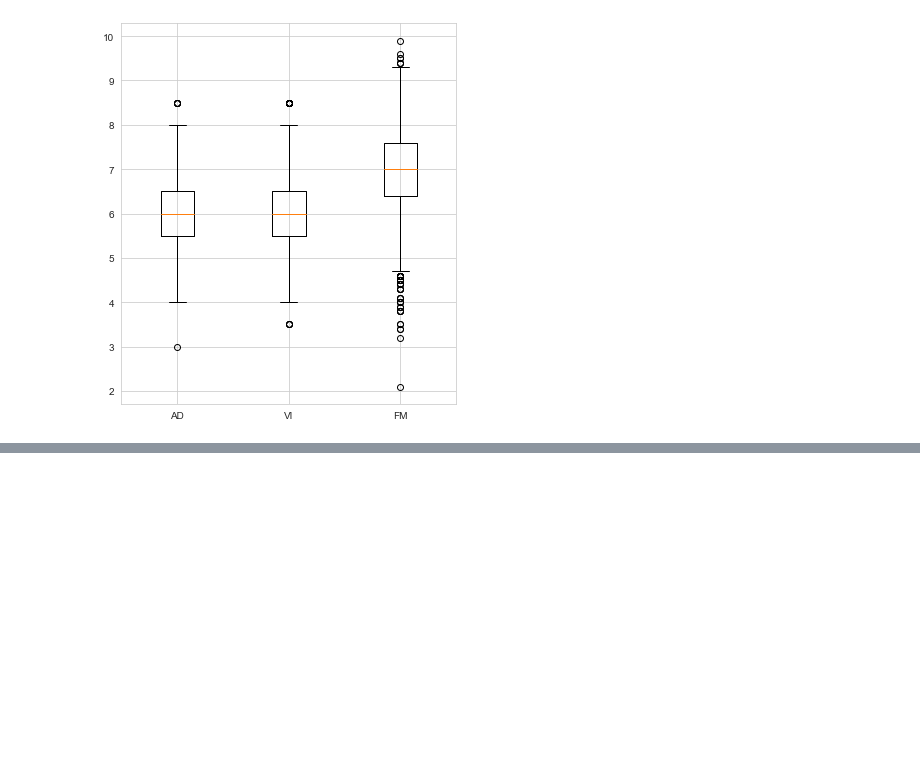
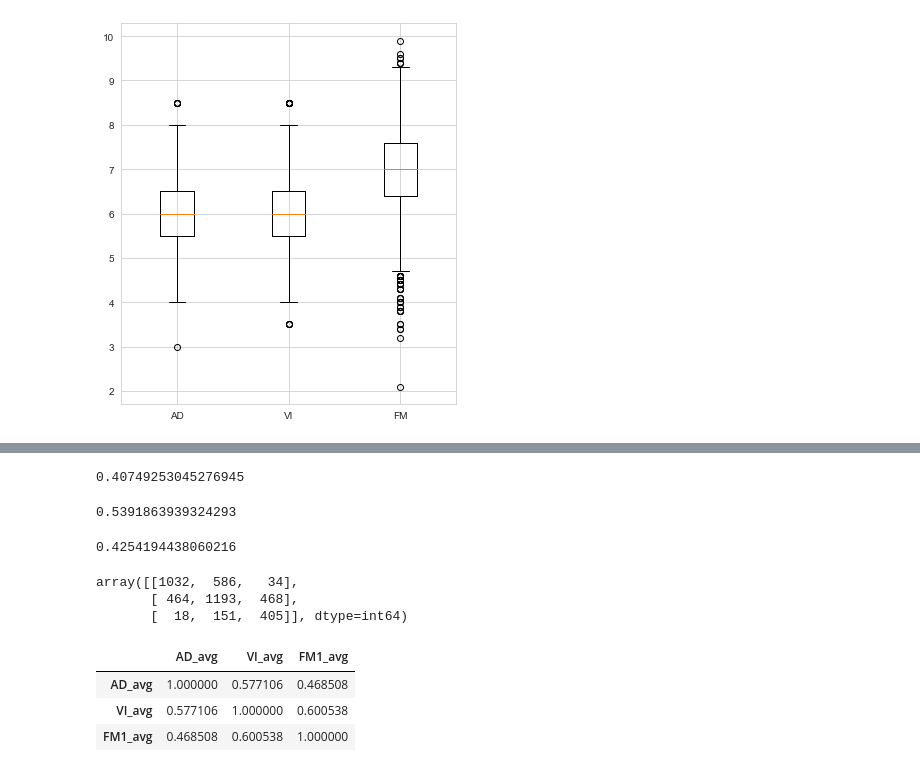
Before and after one commit to pjjongenelen/footballmsc, a Jupyter notebook: src/3_eda_grades.ipynb, the cells around one changed output, grey strips where cells are left out. Drawn from its saved outputs; the diff is of its cells as text; code cells hidden in the pictures; blank space fills up the shorter version.

```diff
--- a/src/3_eda_grades.ipynb
+++ b/src/3_eda_grades.ipynb
@@ -98,0 +76,3 @@ grades_df.shape[0]
+# %%
+grades_df = grades_df[~np.isnan(grades_df.VI)]
+grades_df = grades_df[~np.isnan(grades_df.FM)]
@@ -98,0 +91,28 @@ grades_df.shape[0]
+# %%
+def to_rel_avg(scores, avg_low, avg_high):
+    rel_avg = []
+    for s in scores:
+        if s > avg_high:
+            rel_avg.append(1)
+        elif s < avg_low:
+            rel_avg.append(-1)
+        else:
+            rel_avg.append(0)
+
+    return rel_avg
+
+grades_df['AD_avg'] = to_rel_avg(grades_df.AD, 6.0, 6.9)
+grades_df['VI_avg'] = to_rel_avg(grades_df.VI, 6.0, 6.9)
+grades_df['FM1_avg'] = to_rel_avg(grades_df.FM_min1, 5.5, 6.4)
+# %%
+mean_absolute_error(grades_df.AD_avg, grades_df.VI_avg)
+# %% [output]
+0.40749253045276945
+# %%
+mean_absolute_error(grades_df.AD_avg, grades_df.FM1_avg)
+# %% [output]
+0.5391863939324293
+# %%
+mean_absolute_error(grades_df.FM1_avg, grades_df.VI_avg)
+# %% [output]
+0.4254194438060216
@@ -98,0 +122,13 @@ grades_df.shape[0]
+# %%
+confusion_matrix(grades_df.AD_avg, grades_df.VI_avg)
+# %% [output]
+array([[1032,  586,   34],
+       [ 464, 1193,  468],
+       [  18,  151,  405]], dtype=int64)
+# %%
+grades_df[['AD_avg', 'VI_avg', 'FM1_avg']].corr()
+# %% [output]
+|  | AD_avg | VI_avg | FM1_avg |
+| AD_avg | 1.000000 | 0.577106 | 0.468508 |
+| VI_avg | 0.577106 | 1.000000 | 0.600538 |
+| FM1_avg | 0.468508 | 0.600538 | 1.000000 |
```
Also changed, not shown: parts of 11 cells of this notebook, 17 other files.
